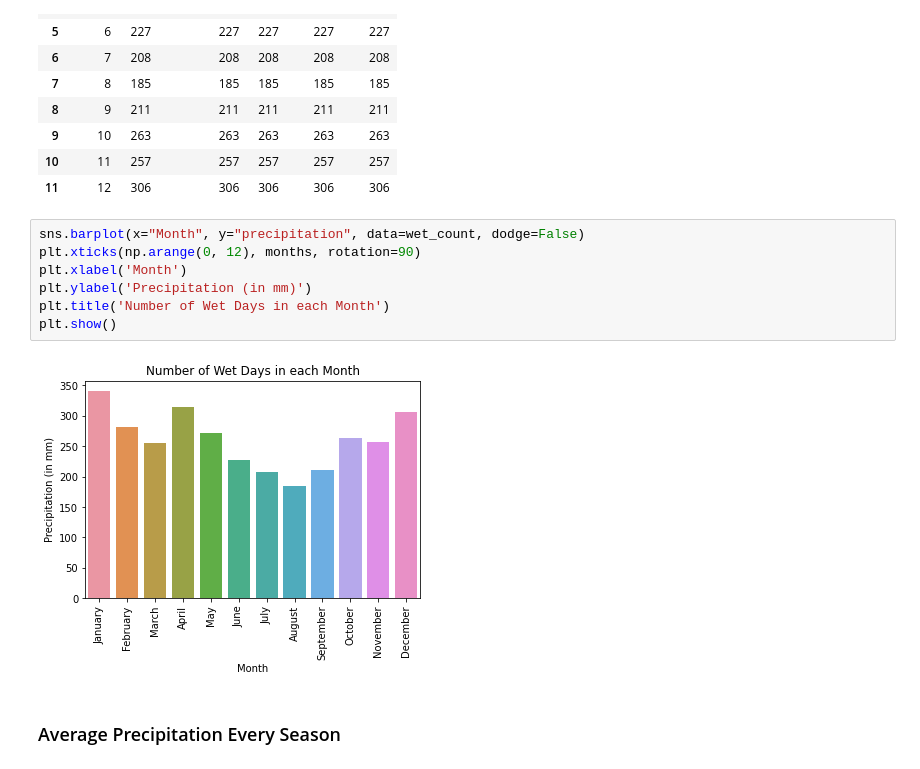
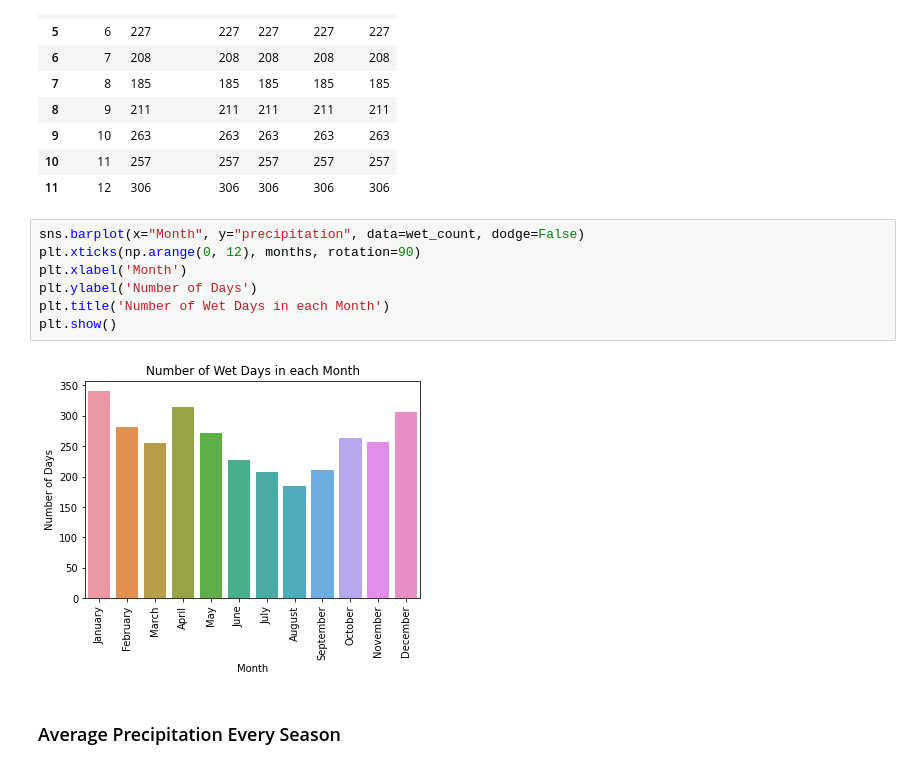
Before and after one commit to sampso29/Toronto-Rain-Prediction-, a Jupyter notebook: Toronto Rain Prediction.ipynb, the cells around one changed output. Cells and saved outputs as stored; diff of their text form.

```diff
--- a/Toronto Rain Prediction.ipynb
+++ b/Toronto Rain Prediction.ipynb
@@ -1016,12 +1054,12 @@ wet_count
 # %%
 sns.barplot(x="Month", y="precipitation", data=wet_count, dodge=False)
 plt.xticks(np.arange(0, 12), months, rotation=90)
 plt.xlabel('Month')
-plt.ylabel('Precipitation (in mm)')
+plt.ylabel('Number of Days')
 plt.title('Number of Wet Days in each Month')
 plt.show()
 # %% [output]
-[figure, old version]
+[figure, new version]
 # %% [markdown]
 ### Average Precipitation Every Season
 # %%
```
Also changed, not shown: parts of 23 cells of this notebook.
